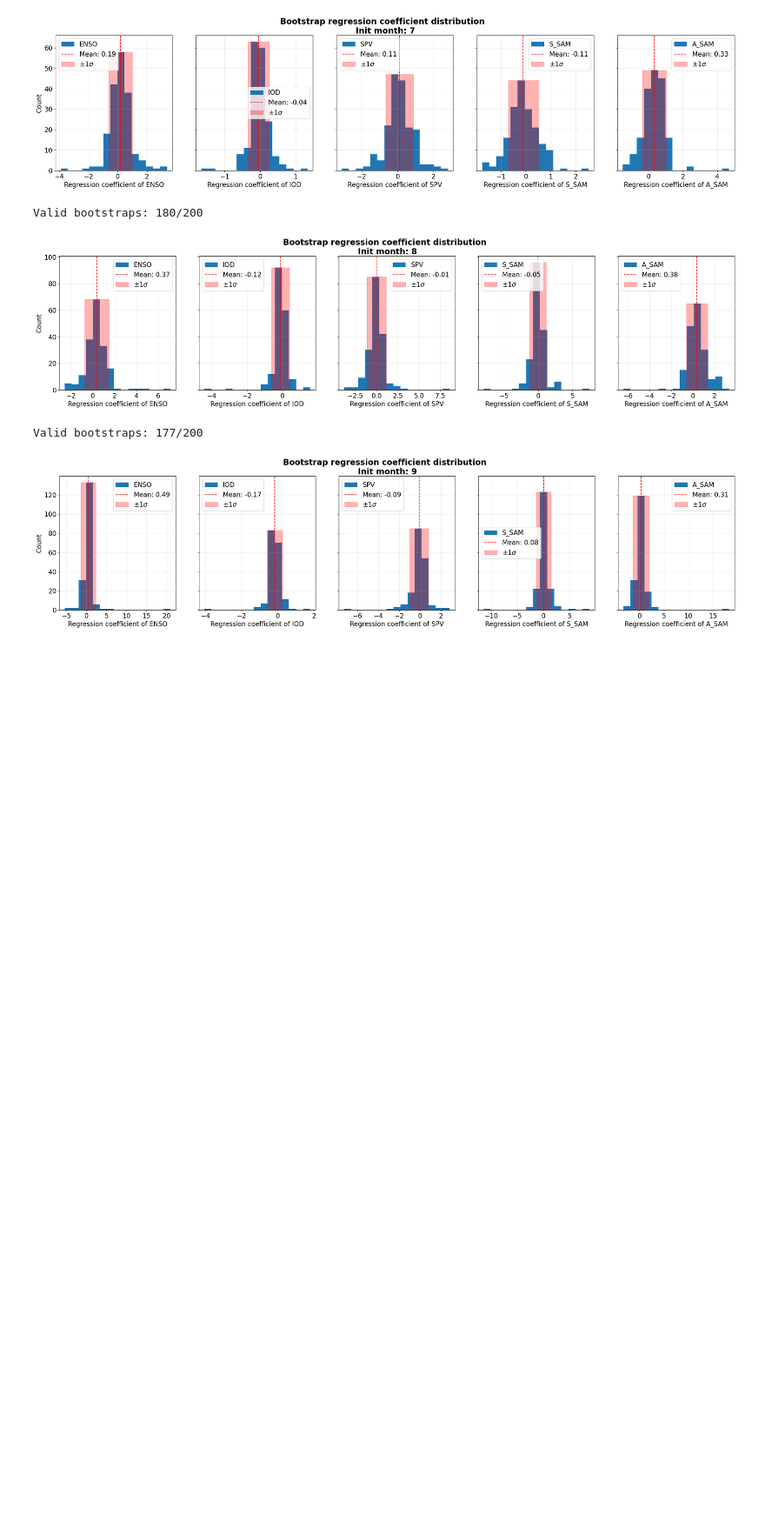
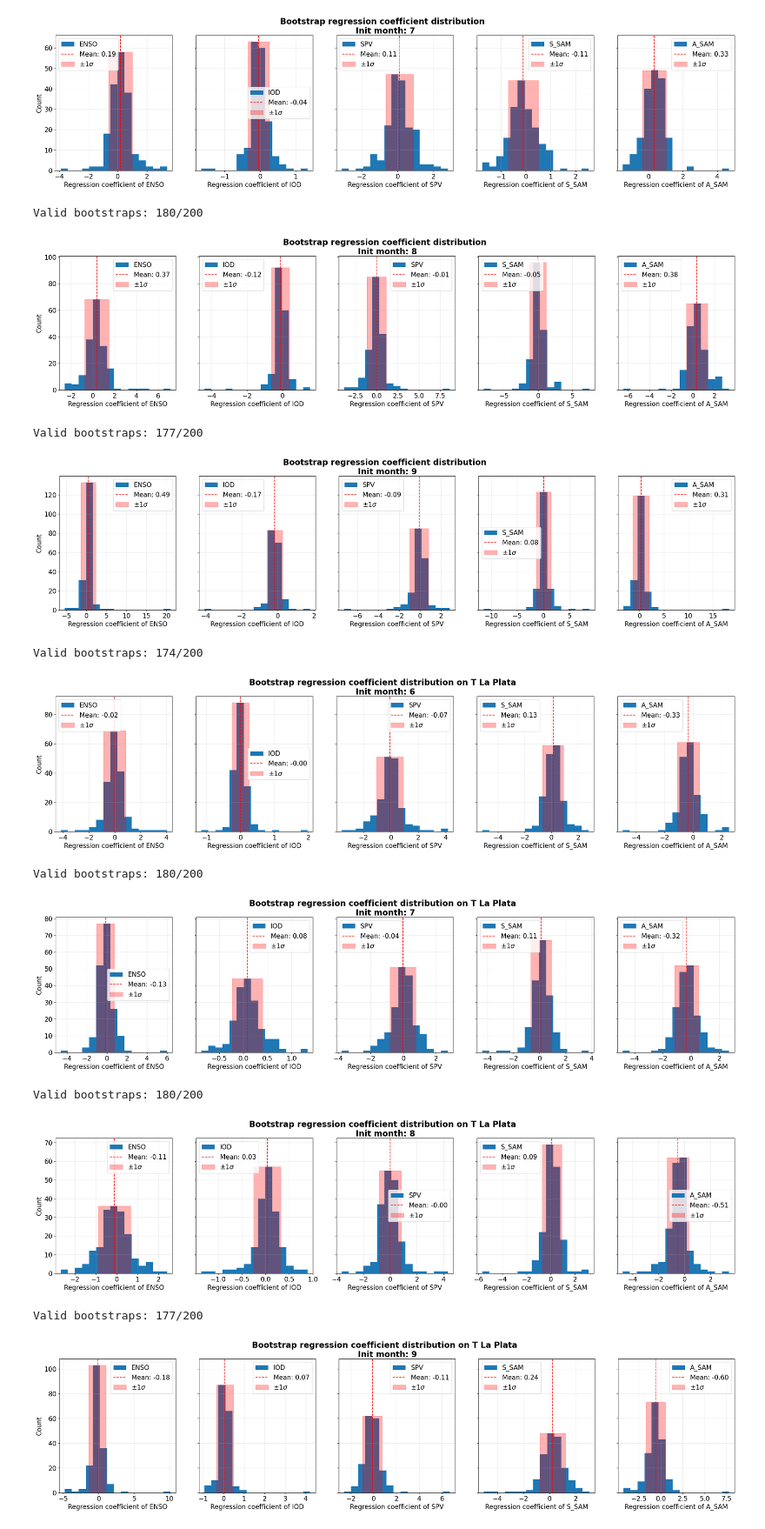
Before and after one commit to giulianolattus-crypto/work, a Jupyter notebook: Hindcast/Causal_Links_regionwise_whole_period_hindcast.ipynb, the cells around one changed output. Shown at 87% size. Cells and saved outputs as stored; diff of their text form; code cells hidden in the pictures; blank space fills up the shorter version.

Commit message:
Finishing model eval and starting regression analysis

```diff
--- a/Hindcast/Causal_Links_regionwise_whole_period_hindcast.ipynb
+++ b/Hindcast/Causal_Links_regionwise_whole_period_hindcast.ipynb
@@ -50,12 +50,12 @@ Data variables:
 Open drivers data
 # %%
 #spring
-ocean_SON_xr=xr.open_dataset(PATH+'/ENSO_IOD_SON.nc').drop_vars('lead_block')
+ocean_SON_xr=xr.open_dataset(PATH+'/ENSO_IOD_SON.nc').drop_vars('lead_block').rename({'nino34':'ENSO', 'iod_index':'IOD'})
 SAM_SON_xr=xr.open_dataset(PATH+'/SAM_ready_SON.nc')
-SPV_SON_xr=xr.open_dataset(PATH+'/SPV_SON.nc').drop_vars('lead_block')
+SPV_SON_xr=xr.open_dataset(PATH+'/SPV_SON.nc').drop_vars(['lead_block', 'pressure_level']).rename({'u':'SPV'})
 
 
-ocean_DJF_xr=xr.open_dataset(PATH+'/ENSO_IOB_DJF.nc').drop_vars('lead_block')
+ocean_DJF_xr=xr.open_dataset(PATH+'/ENSO_IOB_DJF.nc').drop_vars('lead_block').rename({'nino34':'ENSO'})
 SAM_DJF_xr=xr.open_dataset(PATH+'/SAM_ready_DJF.nc')
 VB_DJF_xr=xr.open_dataset(PATH+'/VB_DOY_combined.nc')
 
@@ -546,6 +532,9 @@ Alignment successful.
 # %%
-drivers_SON_xr=drivers_SON_xr.rename_vars({'nino34':'ENSO', 'iod_index':'IOD', 'u':'SPV'})
-display(drivers_SON_xr)
 #summer
-SAM_DJF_xr=xr.open_dataset(PATH+'/SAM_ready_DJF.nc')
+all_aligned_DJF=align_hindcast_arrays(djf_sel_list,
+                                  names=['LaPlata','Andes','ocean', 'VB', 'SAM'])
+target_Andes_DJF_xr=all_aligned_DJF[1]
+target_LP_DJF_xr=all_aligned_DJF[0]
+drivers_aligned_DJF=all_aligned_DJF[2:]
+drivers_DJF_xr=xr.merge(drivers_aligned_DJF)
 # %% [output]
@@ -672,13 +658,13 @@ def bootstrap_regression(
 
             for quantile in quantiles:
                 qr = QuantileRegressor(quantile=quantile, fit_intercept=add_intercept, alpha=0)
-                model = qr.fit(X, y_clean)
+                model = qr.fit(X_clean, y_clean)
 
                 row = {
                                     "bootstrap": i,
                                     "target": target_var,
                                     "drivers": "+".join(driver_vars),
-                                    f"r2_{quantile}": model.rsquared
+                                    f"r2_{quantile}": model.score
                                 }
 
                 # Pairs column names directly with their respective slope
@@ -1258,3 +1252,27 @@ Valid bootstraps: 180/200
 [figure]
 Valid bootstraps: 177/200
 [figure]
+# %%
+#La Plata temperature
+for init in np.unique(target_LP_SON_xr.init_month.values):
+    results_direct_T_LP_SON_200 = bootstrap_regression(
+    target_ds=target_LP_SON_xr.where(target_LP_SON_xr.init_month==init, drop=True),
+    driver_ds=drivers_SON_xr.where(drivers_SON_xr.init_month==init, drop=True),
+    target_var="t2m",
+    driver_vars=drivers_SON,
+    n_boot=200,
+    add_intercept=False,
+    sample_size=73
+    )
+
+    plot_bootstrap_coefficients(results_direct_T_LP_SON_200, drivers_SON,
+                                title=f'Bootstrap regression coefficient distribution on T La Plata \n Init month: {init}')
+# %% [output]
+Valid bootstraps: 174/200
+[figure, added]
+Valid bootstraps: 180/200
+[figure, added]
+Valid bootstraps: 180/200
+[figure, added]
+Valid bootstraps: 177/200
+[figure, added]
```
Also changed, not shown: parts of 9 cells of this notebook, 3 other files.
